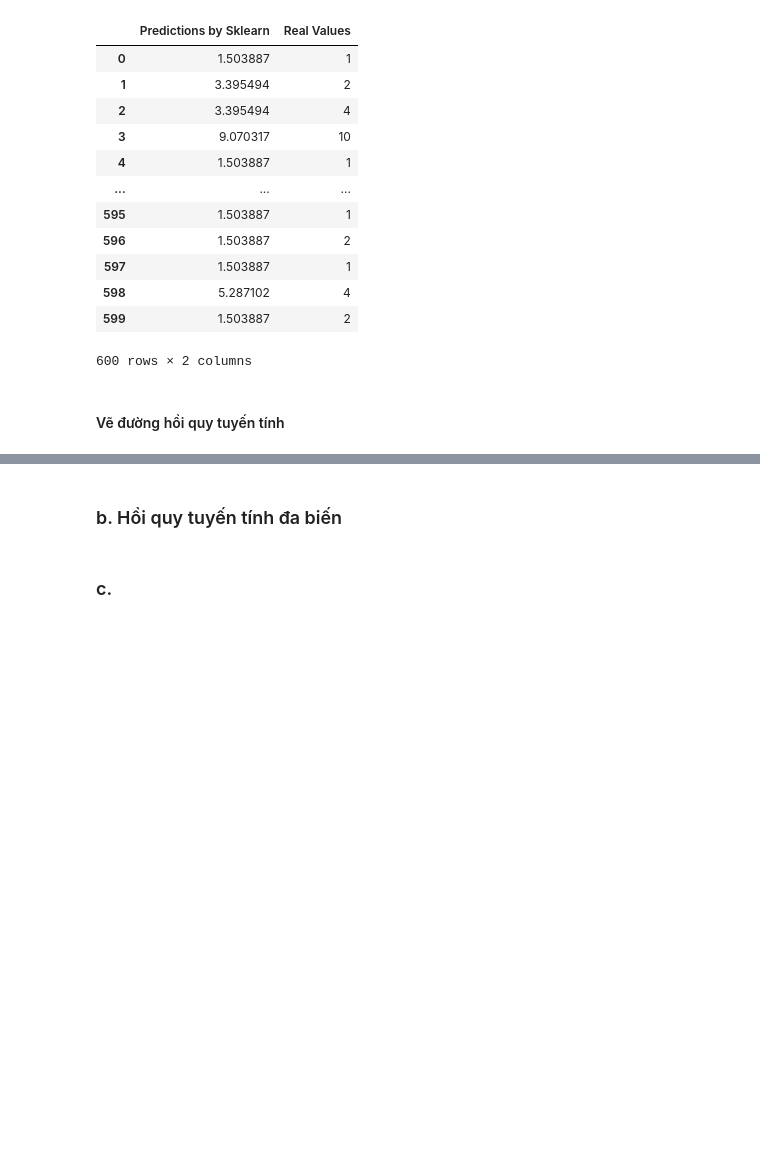
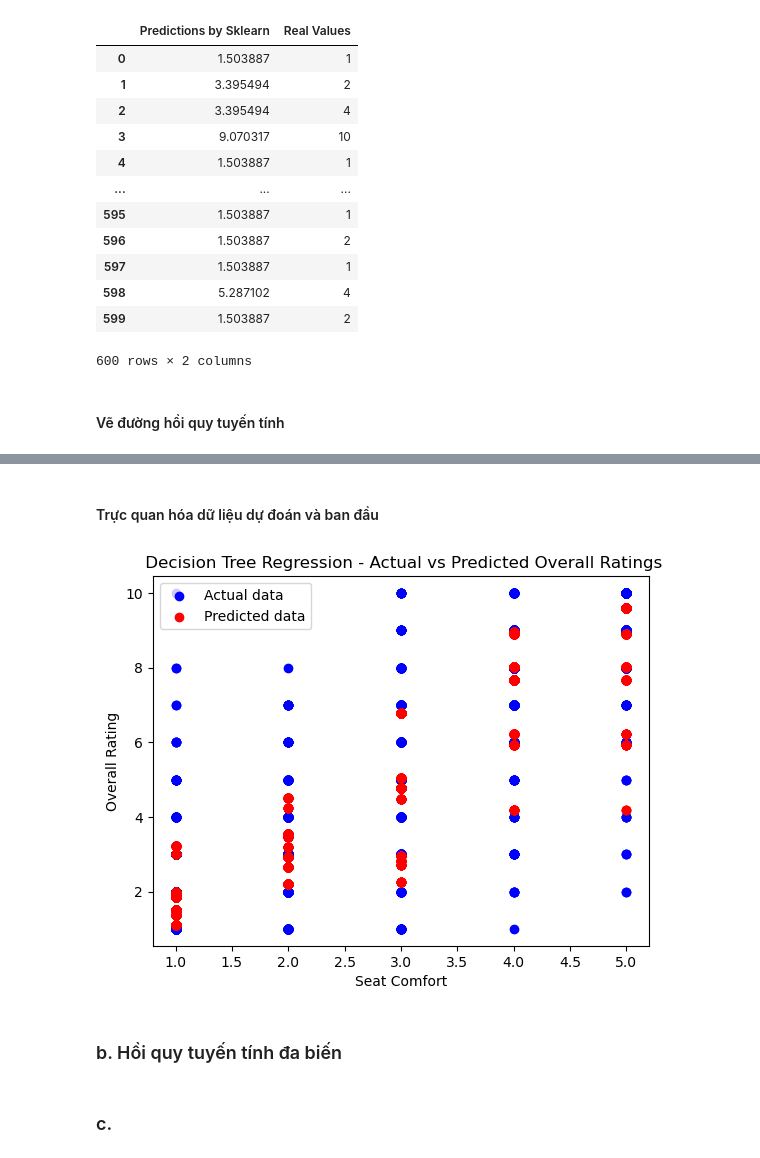
Before and after one commit to NgHuyen137/Intro2DS_Project, a Jupyter notebook: notebooks/4.0-data-modelling.ipynb, the cells around one changed output, grey strips where cells are left out. Saved outputs shown, nothing was run; the diff lists cells and outputs as text; code cells hidden in the pictures; blank space fills up the shorter version.

```diff
--- a/notebooks/4.0-data-modelling.ipynb
+++ b/notebooks/4.0-data-modelling.ipynb
@@ -153,0 +267,7 @@ plt.show()
+# %%
+# Sử dụng các cột 'Seat_comfort', 'Cabin_staff_service', 'Food_and_beverages', 'Ground_service', 'Value_for_money'
+# làm đặc trưng đầu vào và 'Overall_rating' làm đầu ra
+X = data[['Seat_comfort', 'Cabin_staff_service', 'Food_and_beverages', 'Ground_service', 'Value_for_money']]
+y = data['Overall_rating']
+# Chia dữ liệu thành tập huấn luyện và tập kiểm tra
+X_train, X_test, y_train, y_test = train_test_split(X, y, test_size=0.2, random_state=42)
@@ -153,0 +276,18 @@ plt.show()
+# %%
+#tương tự như poly, ta sẽ dùng
+tree_model = DecisionTreeRegressor()
+
+# Định nghĩa không gian siêu tham số
+param_grid = {'max_depth': [3, 5, 7, 10]}
+
+# Sử dụng GridSearchCV để tìm siêu tham số tốt nhất
+grid_search = GridSearchCV(tree_model, param_grid, cv=5, scoring='neg_mean_squared_error')
+grid_search.fit(X_train, y_train)
+
+# Hiển thị siêu tham số tốt nhất
+best_max_depth = grid_search.best_params_['max_depth']
+print('Siêu tham số tốt nhất: {best_max_depth}')
+
+# Xây dựng mô hình Decision Tree Regression
+best_tree_model = DecisionTreeRegressor(max_depth=best_max_depth)  # Có thể điều chỉnh max_depth
+best_tree_model.fit(X_train, y_train)
@@ -154,3 +344,18 @@ plt.show()
+# %% [markdown]
+#### Trực quan hóa dữ liệu dự đoán và ban đầu
+# %%
+# không cần plot, do dữ liệu được dự đoán dựa theo tree.
+y_tree_pred = best_tree_model.predict(X)
+feature_values = X[ 'Value_for_money']
+plt.scatter(feature_values, y, color='blue', label='Actual data')
+plt.scatter(feature_values, y_tree_pred, color='red', label='Predicted data')
+plt.xlabel('Seat Comfort')
+plt.ylabel('Overall Rating')
+plt.title(' Decision Tree Regression - Actual vs Predicted Overall Ratings')
+plt.legend()
+plt.show()
+# %% [output]
+[figure, added]
 # %% [markdown]
 ### b. Hồi quy tuyến tính đa biến
 # %% [markdown]
```
Also changed, not shown: parts of 39 cells of this notebook.
